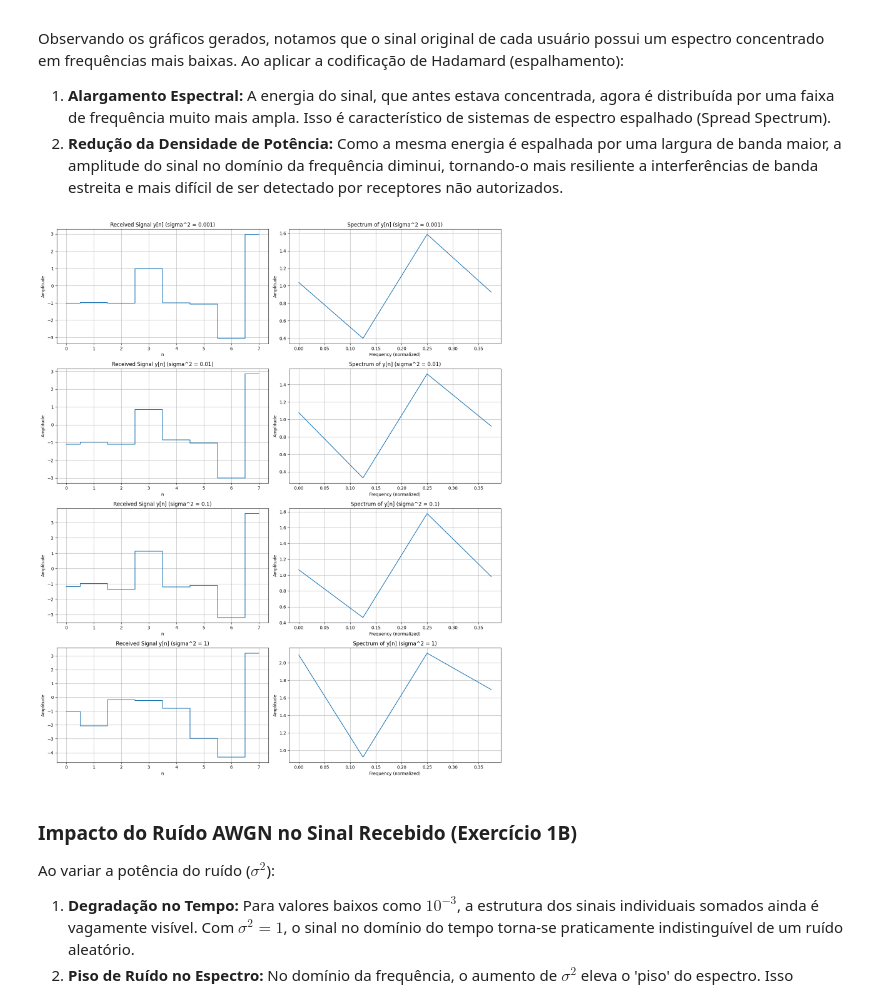
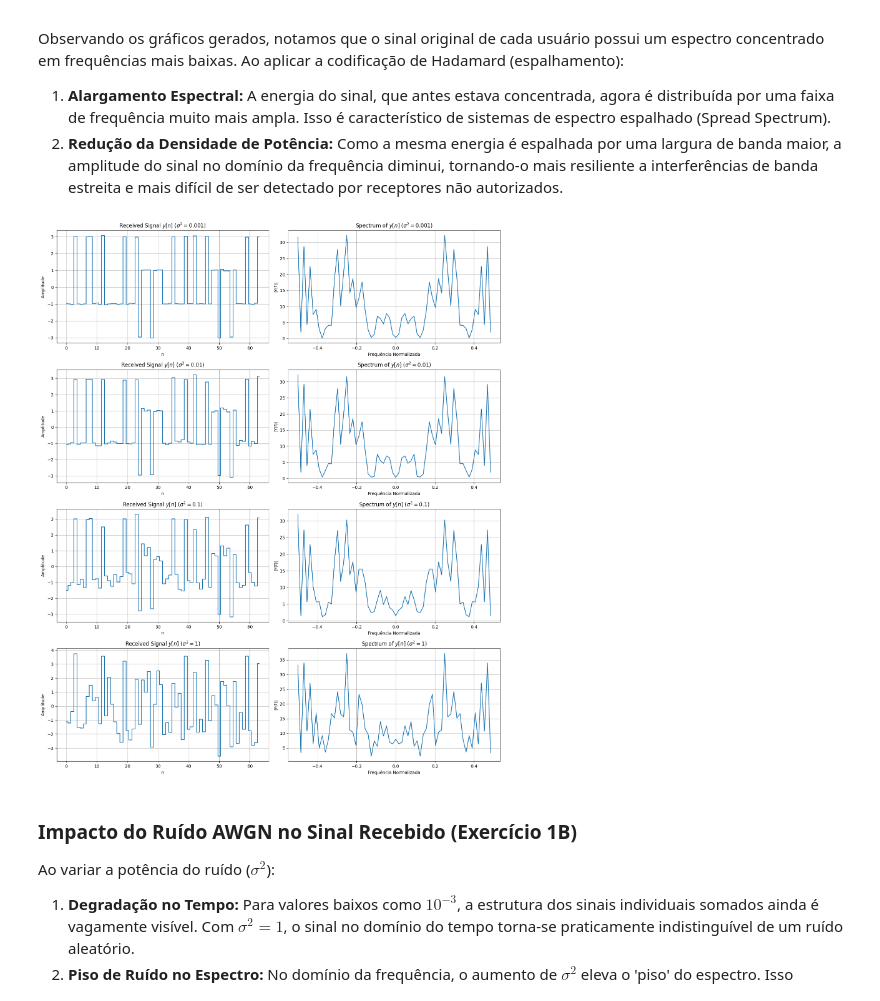
Before and after one commit to masterAristocats/Trabalho-Processamento-de-Sinais-I-5, a Jupyter notebook: rep.ipynb, the cells around one changed output. Cells and saved outputs as stored; diff of their text form; code cells hidden in the pictures.

```diff
--- a/rep.ipynb
+++ b/rep.ipynb
@@ -246,47 +246,86 @@ Observando os gráficos gerados, notamos que o sinal original de cada usuário p
 # %%
 #B) Received Signal with AWGN
 # %%
-# Construct the received signal y[n] = x1[n] + x2[n] + x3[n] + w[n]
+# ==========================================
+# 6. Canal com ruído AWGN
+# y[n] = x1[n] + x2[n] + x3[n] + w[n]
+# ==========================================
 
-# Sum of coded signals (x1[n] + x2[n] + x3[n])
-sum_coded_signals = coded_signal_1 + coded_signal_2 + coded_signal_3
+# Soma dos sinais codificados
+sum_coded_signals = (
+    coded_signal_1 +
+    coded_signal_2 +
+    coded_signal_3
+)
 
-# Define noise variances
+# Tamanho do sinal codificado
+signal_length = len(sum_coded_signals)
+
+# Variâncias do ruído
 sigma2_values = [1e-3, 1e-2, 1e-1, 1]
+
+# ==========================================
+# Figura principal
+# ==========================================
 
 plt.figure(figsize=(15, 18))
 
-# Loop through different noise variances
 for i, sigma2 in enumerate(sigma2_values):
+
+    # Desvio padrão
     sigma = np.sqrt(sigma2)
-    # Generate AWGN w[n] ~ N(0, sigma^2)
-    w = np.random.normal(0, sigma, size=sequence_length)
 
-    # Calculate received signal y[n]
+    # ======================================
+    # Ruído AWGN
+    # ======================================
+
+    w = np.random.normal(
+        0,
+        sigma,
+        size=signal_length
+    )
+
+    # ======================================
+    # Sinal recebido
+    # ======================================
+
     y = sum_coded_signals + w
 
-    # Calculate subplot positions for current iteration
-    rows = len(sigma2_values)
-    cols = 2
-    time_plot_num = 2*i + 1
-    spectrum_plot_num = 2*i + 2
+    # ======================================
+    # Gráfico no tempo
+    # ======================================
 
-    # Plot y[n]
-    plt.subplot(rows, cols, time_plot_num)
-    plt.step(range(sequence_length), y, where='mid')
-    plt.title(f'Received Signal y[n] (sigma^2 = {sigma2})')
+    plt.subplot(len(sigma2_values), 2, 2*i + 1)
+
+    plt.step(
+        range(signal_length),
+        y,
+        where='mid'
+    )
+
+    plt.title(
+        rf'Received Signal $y[n]$ ($\sigma^2 = {sigma2}$)'
+    )
+
     plt.xlabel('n')
     plt.ylabel('Amplitude')
+
     plt.grid(True)
 
-    # Plot spectrum of y[n]
-    # Convert (rows, cols, plot_num) to a single three-digit integer for plot_spectrum
-    plot_spectrum(y, f'Spectrum of y[n] (sigma^2 = {sigma2})', rows*100 + cols*10 + spectrum_plot_num, sequence_length)
+    # ======================================
+    # Espectro do sinal recebido
+    # ======================================
+
+    plot_spectrum(
+        y,
+        rf'Spectrum of $y[n]$ ($\sigma^2 = {sigma2}$)',
+        len(sigma2_values)*100 + 20 + (2*i + 2)
+    )
 
 plt.tight_layout()
 plt.show()
 # %% [output]
-[figure, old version]
+[figure, new version]
 # %%
 #mostre o espectro de y[n] e comente o impacto de σ^2 nele.
 # %% [markdown]
```
